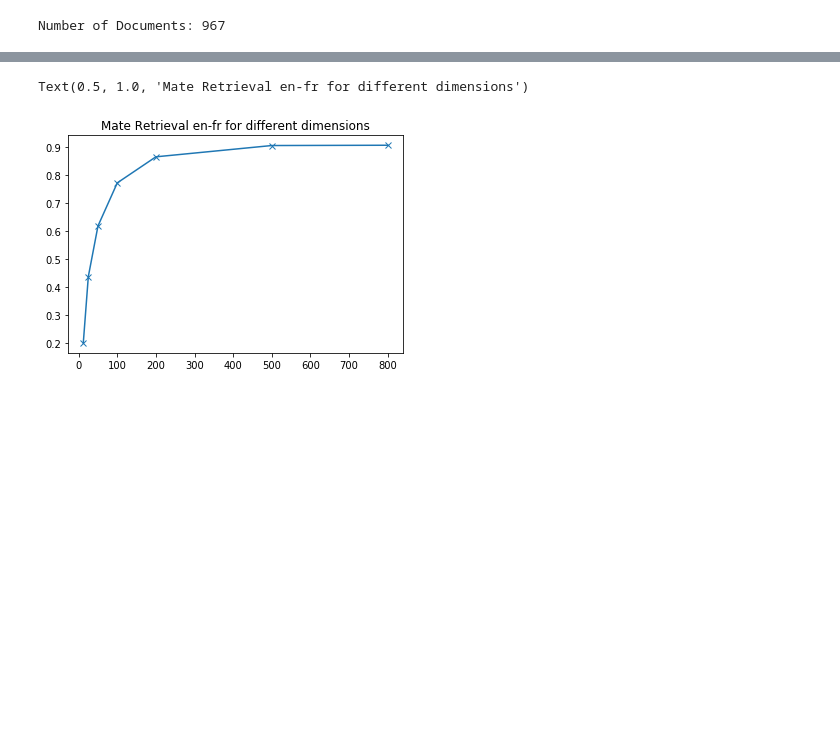
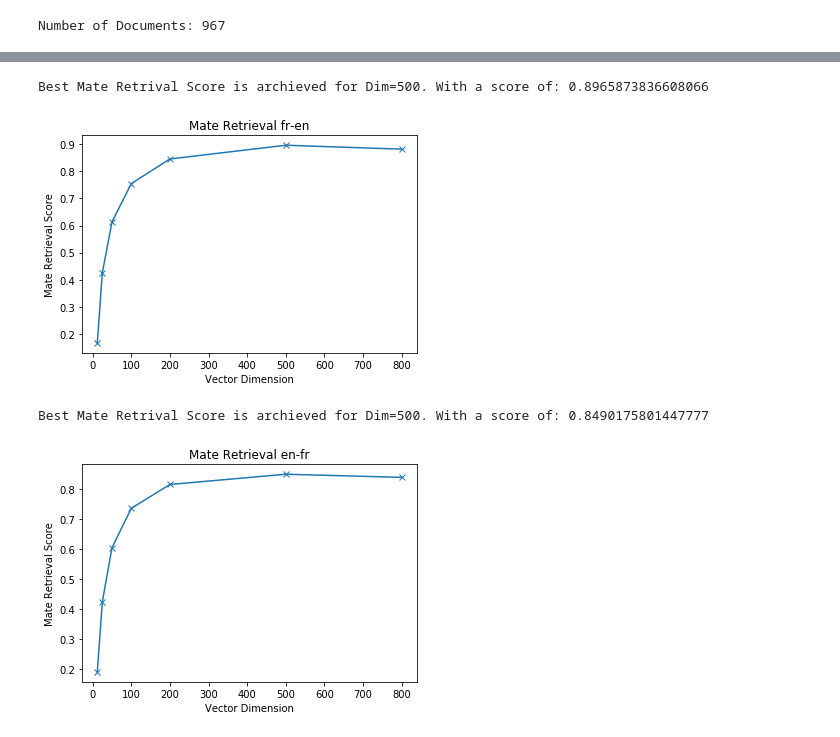
Before and after one commit to marc-lenz/thesis_code, a Jupyter notebook: First Exploration and Tests.ipynb, the cells around one changed output, grey strips where cells are left out. Cells and saved outputs as stored; diff of their text form; code cells hidden in the pictures; blank space fills up the shorter version.

Commit message:
added plotting fct for mate retrieval

```diff
--- a/First Exploration and Tests.ipynb
+++ b/First Exploration and Tests.ipynb
@@ -114,15 +109,6 @@ french_corpus_tfidf = french_tfidf[french_corpus]
 
 english_tfidf = models.TfidfModel(english_corpus)
 english_corpus_tfidf = english_tfidf[english_corpus]
-
-
-french_lsi_model = models.LsiModel(french_corpus_tfidf,
-                            id2word=french_dictionary,
-                            num_topics=50)
-
-english_lsi_model = models.LsiModel(english_corpus_tfidf,
-                            id2word=english_dictionary,
-                            num_topics=50)
 # %% [markdown]
 Train the LSI model for additional topic numbers/embedding dimensions
 # %%
@@ -289,11 +275,14 @@ for dimension in dimensions:
         bow_tfidf = english_tfidf[vec_bow]
         vec_lsi = english_lsi_model[bow_tfidf]
         vec_rep = np.asarray(list(zip(*vec_lsi))[1])
-        english_vecs.append(vec_rep)
+        #This is here because of weird error, has to be fixed
+        if vec_rep.shape[0]!= dimension:
+             english_vecs.append(np.zeros(dimension))
+        else:
+            english_vecs.append(vec_rep)
 
     model_dict[dimension]["en_test_vecs"] = english_vecs
     model_dict[dimension]["fr_test_vecs"] = french_vecs
-
 
     #Apply mapping into other concept space as well and save
     en_to_fr_clf = model_dict[dimension]["en_to_fr_clf"]
@@ -311,26 +300,42 @@ def compute_mate_retrieval_score(multiling_sim_matrix):
 # %%
 import seaborn as sns
 import matplotlib.pyplot as plt
 
-mate_retrieval_scores = []
+def mate_retrieval_plot(l1_vecs, l1_test_vecs, l2tol1_test_vecs, title):
+    mate_retrieval_scores = []
 
-for dim in dimensions:
+    for dim in dimensions:
 
-    en_test_vectors = model_dict[dim]["en_test_vecs"]
-    en_vectors = model_dict[dim]["en_vecs"]
-    fr_to_en_test_vectors = model_dict[dim]["fr_to_en_test_vecs"]
+        en_vectors = model_dict[dim][l1_vecs]
+        en_test_vectors = model_dict[dim][l1_test_vecs]
+        fr_to_en_test_vectors = model_dict[dim][l2tol1_test_vecs]
 
-    sim_matrix = cosine_similarity(en_test_vectors+en_vectors, fr_to_en_test_vectors)
-    mate_scores = np.diagonal(cosine_similarity(en_test_vectors, fr_to_en_test_vectors))
+        sim_matrix = cosine_similarity(en_test_vectors+en_vectors, fr_to_en_test_vectors)
+        mate_scores = np.diagonal(cosine_similarity(en_test_vectors, fr_to_en_test_vectors))
 
-    highest_similarity_score = np.max(sim_matrix, axis=0)
-    mate_retrieval_score = np.sum(highest_similarity_score == mate_scores)/len(mate_scores)
+        highest_similarity_score = np.max(sim_matrix, axis=0)
+        mate_retrieval_score = np.sum(highest_similarity_score == mate_scores)/len(mate_scores)
 
-    mate_retrieval_scores.append(mate_retrieval_score)
+        mate_retrieval_scores.append(mate_retrieval_score)
+
+    max_value = np.max(mate_retrieval_scores)
+    best_dim_ind = np.where(mate_retrieval_scores == max_value)[0][0]
+    best_dim = dimensions[best_dim_ind]
 
 
-plt.plot(dimensions, mate_retrieval_scores, "-x")
-plt.title("Mate Retrieval en-fr for different dimensions")
+    plt.plot(dimensions, mate_retrieval_scores, "-x")
+    plt.xlabel('Vector Dimension')
+    plt.ylabel('Mate Retrieval Score')
+    plt.title("Mate Retrieval " +title)
+    print("Best Mate Retrival Score is archieved for Dim="+str(best_dim)+\
+             ". With a score of: "+str(max_value))
+    plt.show()
+
+
+mate_retrieval_plot("en_vecs","en_test_vecs","fr_to_en_test_vecs", title= "fr-en")
+mate_retrieval_plot("fr_vecs","fr_test_vecs","en_to_fr_test_vecs", title= "en-fr")
 # %% [output]
-Text(0.5, 1.0, 'Mate Retrieval en-fr for different dimensions')
+Best Mate Retrival Score is archieved for Dim=500. With a score of: 0.8965873836608066
-[figure, old version]
+[figure, new version]
+Best Mate Retrival Score is archieved for Dim=500. With a score of: 0.8490175801447777
+[figure, added]
```
Also changed, not shown: parts of 5 cells of this notebook.
